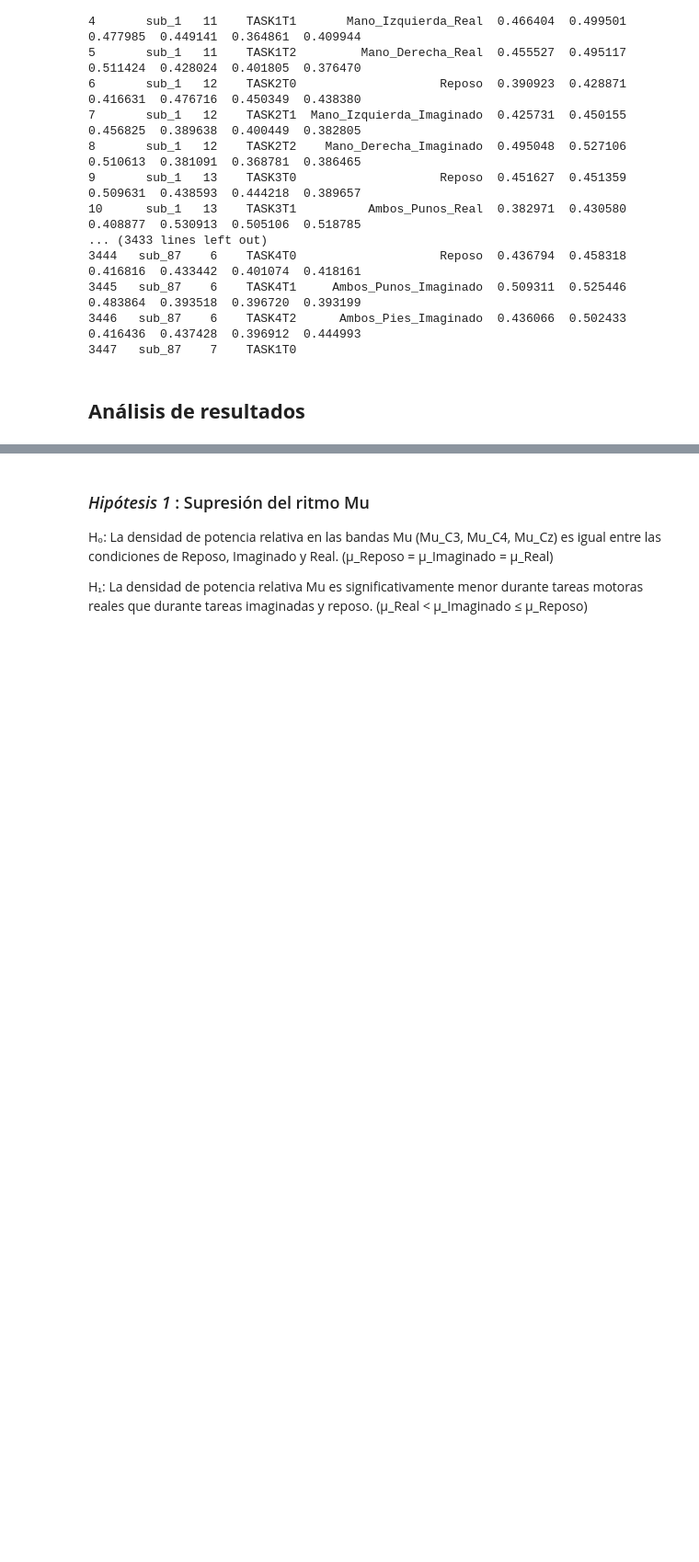
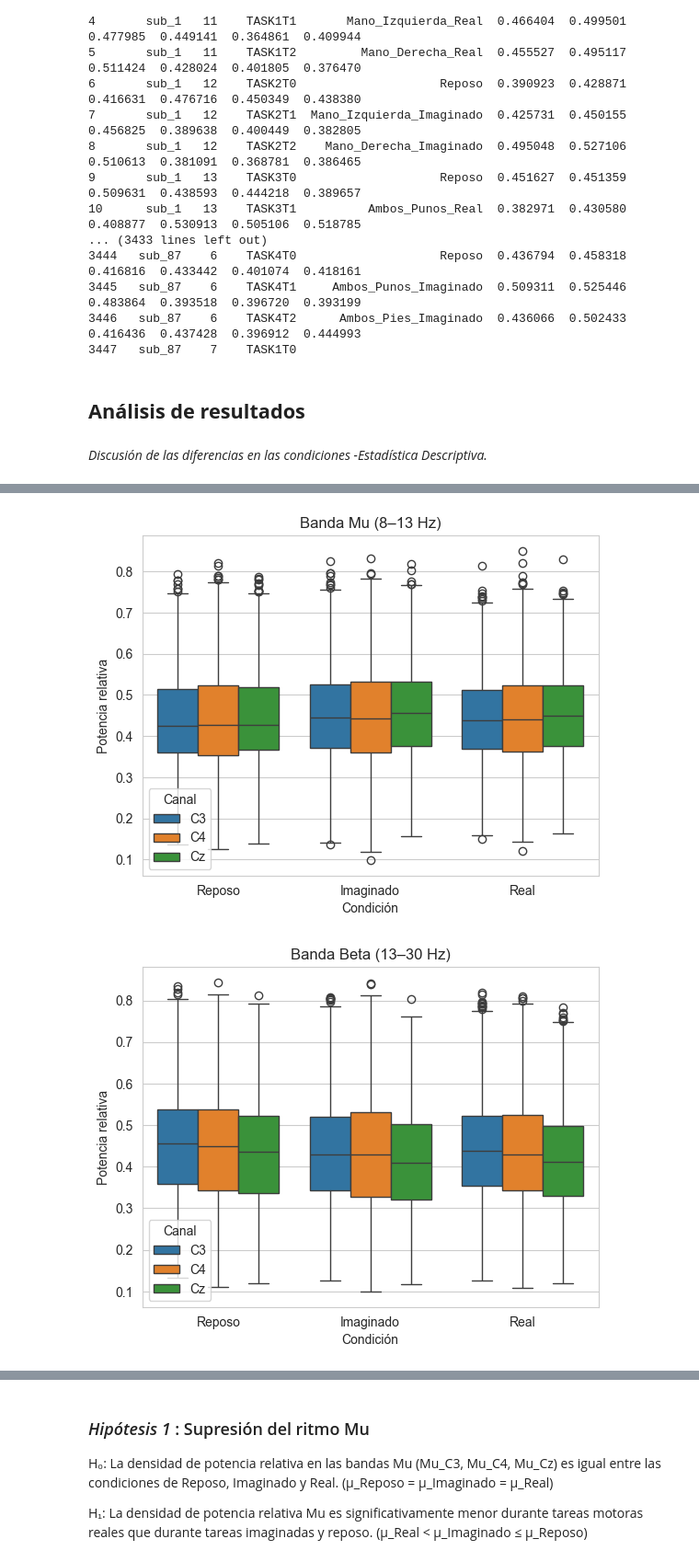
Before and after one commit to saramezap/Proyecto1, a Jupyter notebook: proyecto1_EEG.ipynb, the cells around one changed output, grey strips where cells are left out. Shown at 92% size. Saved outputs shown, nothing was run; the diff lists cells and outputs as text; code cells hidden in the pictures; blank space fills up the shorter version.

Commit message:
estadistica descriptiva

```diff
--- a/proyecto1_EEG.ipynb
+++ b/proyecto1_EEG.ipynb
@@ -851,3 +851,73 @@ Orden del filtro FIR: 264
 3447   sub_87    7    TASK1T0
 # %% [markdown]
 ## **Análisis de resultados**
+# %% [markdown]
+*Discusión de las diferencias en las condiciones -Estadística Descriptiva.*
+# %%
+import pandas as pd
+import matplotlib.pyplot as plt
+import seaborn as sns
+
+# 1. CARGAR DATOS
+df = pd.read_csv('resultados_completos.csv')
+
+# 2. FUNCIÓN PARA PREPARAR DATOS
+def preparar_banda(df, banda):
+    cols = [f'{banda}_C3', f'{banda}_C4', f'{banda}_Cz']
+    df_band = df[['Tarea'] + cols]
+
+    df_long = df_band.melt(
+        id_vars='Tarea',
+        value_vars=cols,
+        var_name='Canal',
+        value_name='Potencia'
+    )
+
+    df_long['Canal'] = df_long['Canal'].str.replace(f'{banda}_', '')
+
+    def agrupar_tarea(t):
+        if 'Reposo' in t:
+            return 'Reposo'
+        elif 'Imaginado' in t:
+            return 'Imaginado'
+        elif 'Real' in t:
+            return 'Real'
+        else:
+            return 'Otro'
+
+    df_long['Condicion'] = df_long['Tarea'].apply(agrupar_tarea)
+
+    return df_long
+
+# 3. PREPARAR MU Y BETA
+df_mu = preparar_banda(df, 'Mu')
+df_beta = preparar_banda(df, 'Beta')
+
+# 4. TABLAS DESCRIPTIVAS
+tabla_mu = df_mu.groupby(['Condicion', 'Canal'])['Potencia'].describe()
+tabla_beta = df_beta.groupby(['Condicion', 'Canal'])['Potencia'].describe()
+
+print("\n=== TABLA MU ===")
+print(tabla_mu)
+
+print("\n=== TABLA BETA ===")
+print(tabla_beta)
+
+# 5. BOXPLOT MU
+plt.figure()
+sns.boxplot(data=df_mu, x='Condicion', y='Potencia', hue='Canal')
+plt.title('Banda Mu (8–13 Hz)')
+plt.xlabel('Condición')
+plt.ylabel('Potencia relativa')
+plt.legend(title='Canal')
+plt.show()
+
+# 6. BOXPLOT BETA
+plt.figure()
+sns.boxplot(data=df_beta, x='Condicion', y='Potencia', hue='Canal')
+plt.title('Banda Beta (13–30 Hz)')
+plt.xlabel('Condición')
+plt.ylabel('Potencia relativa')
+plt.legend(title='Canal')
+plt.show()
+# %% [output]
@@ -853,0 +941,2 @@ Orden del filtro FIR: 264
+[figure, added]
+[figure, added]
```
Also changed, not shown: parts of 3 cells of this notebook.
